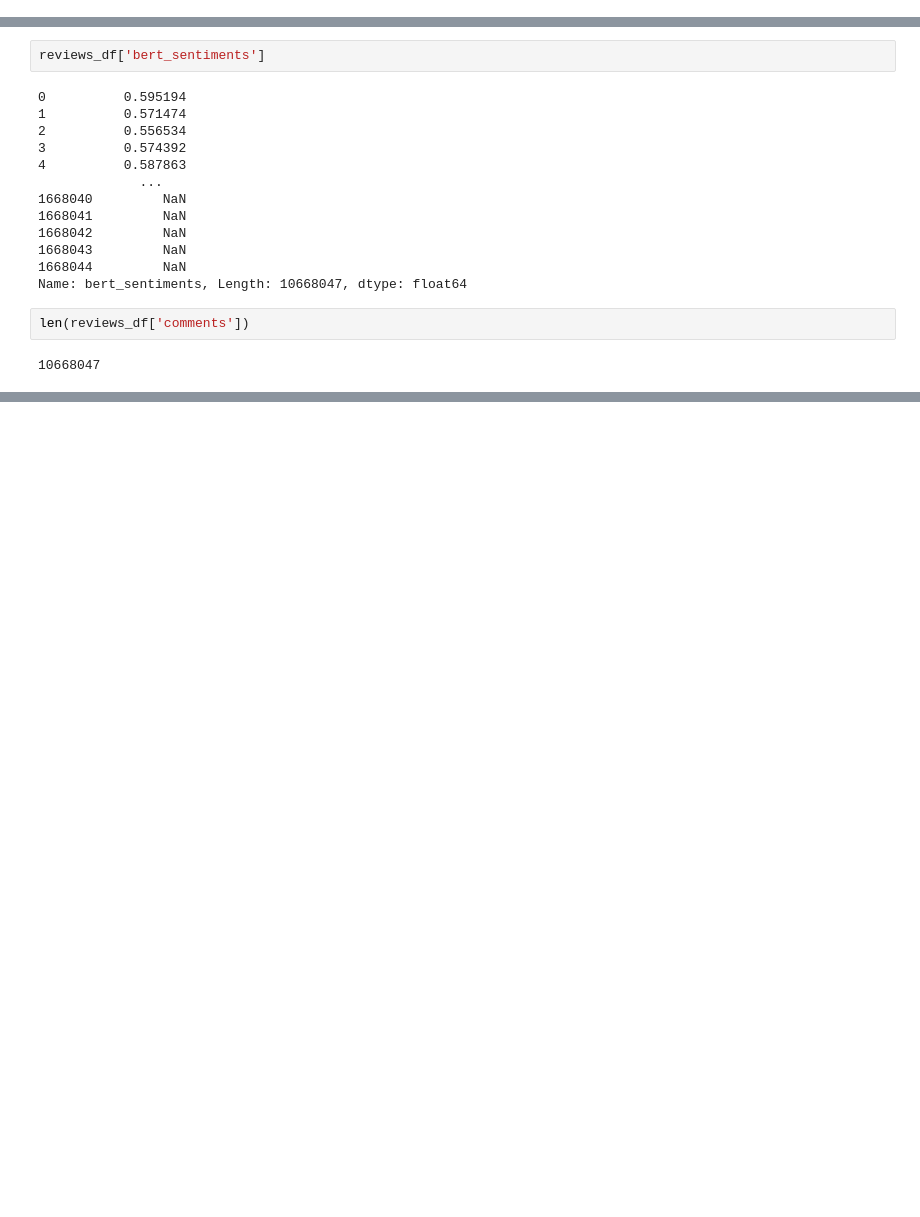
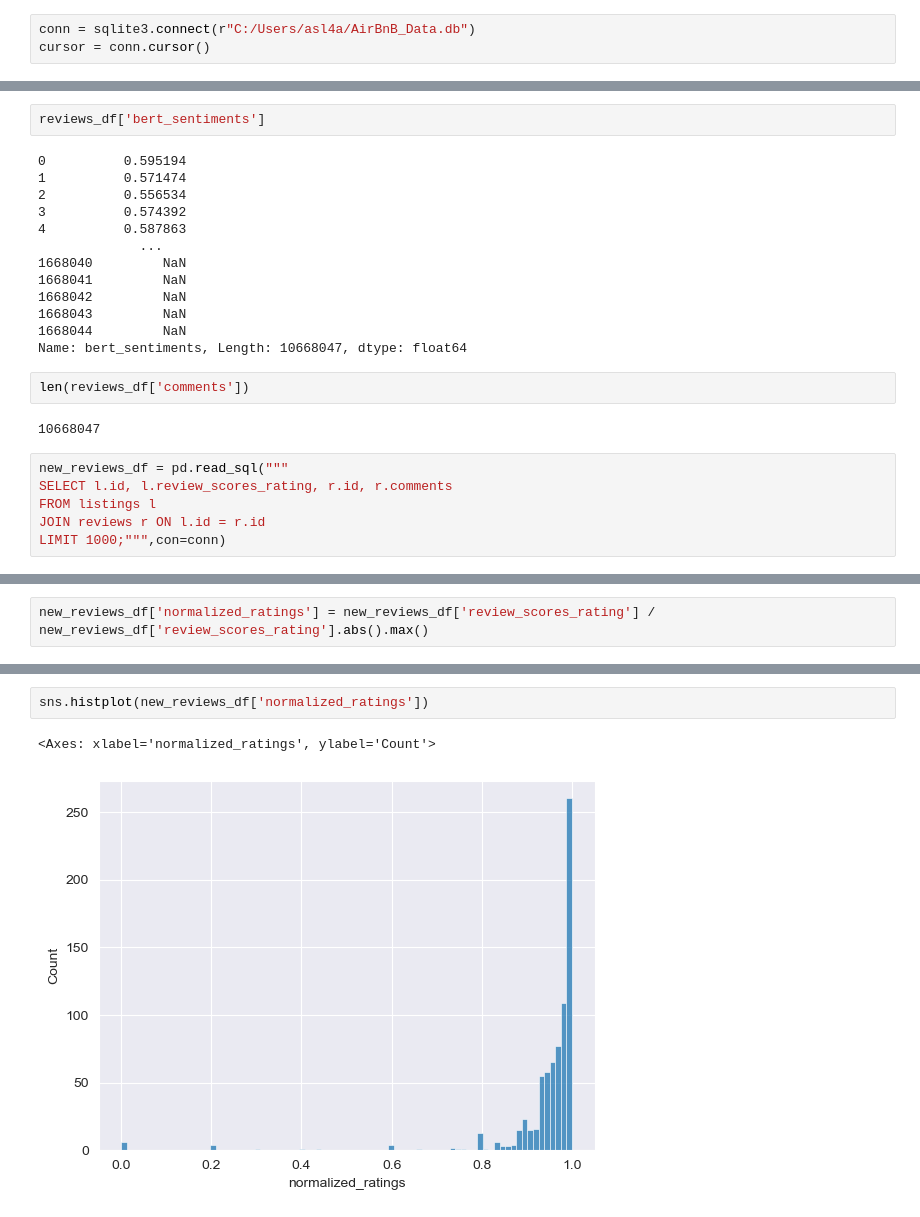
Before and after one commit to Zanderl1987/General, a Jupyter notebook: AirBnB Text Analysis.ipynb, the cells around one changed output, grey strips where cells are left out. Drawn from its saved outputs; the diff is of its cells as text; blank space fills up the shorter version.

```diff
--- a/AirBnB Text Analysis.ipynb
+++ b/AirBnB Text Analysis.ipynb
@@ -43,4 +46,7 @@ def print_files_in_directory(directory_path):
 def get_sentiment_score(text):
     sentiment_scores = sid_obj.polarity_scores(text)
     return sentiment_scores
+# %%
+conn = sqlite3.connect(r"C:/Users/asl4a/AirBnB_Data.db")
+cursor = conn.cursor()
 # %%
@@ -237,3 +220,9 @@ Name: bert_sentiments, Length: 10668047, dtype: float64
 len(reviews_df['comments'])
 # %% [output]
 10668047
+# %%
+new_reviews_df = pd.read_sql("""
+SELECT l.id, l.review_scores_rating, r.id, r.comments
+FROM listings l
+JOIN reviews r ON l.id = r.id
+LIMIT 1000;""",con=conn)
@@ -239,0 +245,2 @@ len(reviews_df['comments'])
+# %%
+new_reviews_df['normalized_ratings'] = new_reviews_df['review_scores_rating'] / new_reviews_df['review_scores_rating'].abs().max()
@@ -239,0 +263,5 @@ len(reviews_df['comments'])
+# %%
+sns.histplot(new_reviews_df['normalized_ratings'])
+# %% [output]
+<Axes: xlabel='normalized_ratings', ylabel='Count'>
+[figure, added]
```
Also changed, not shown: parts of 30 cells of this notebook.
